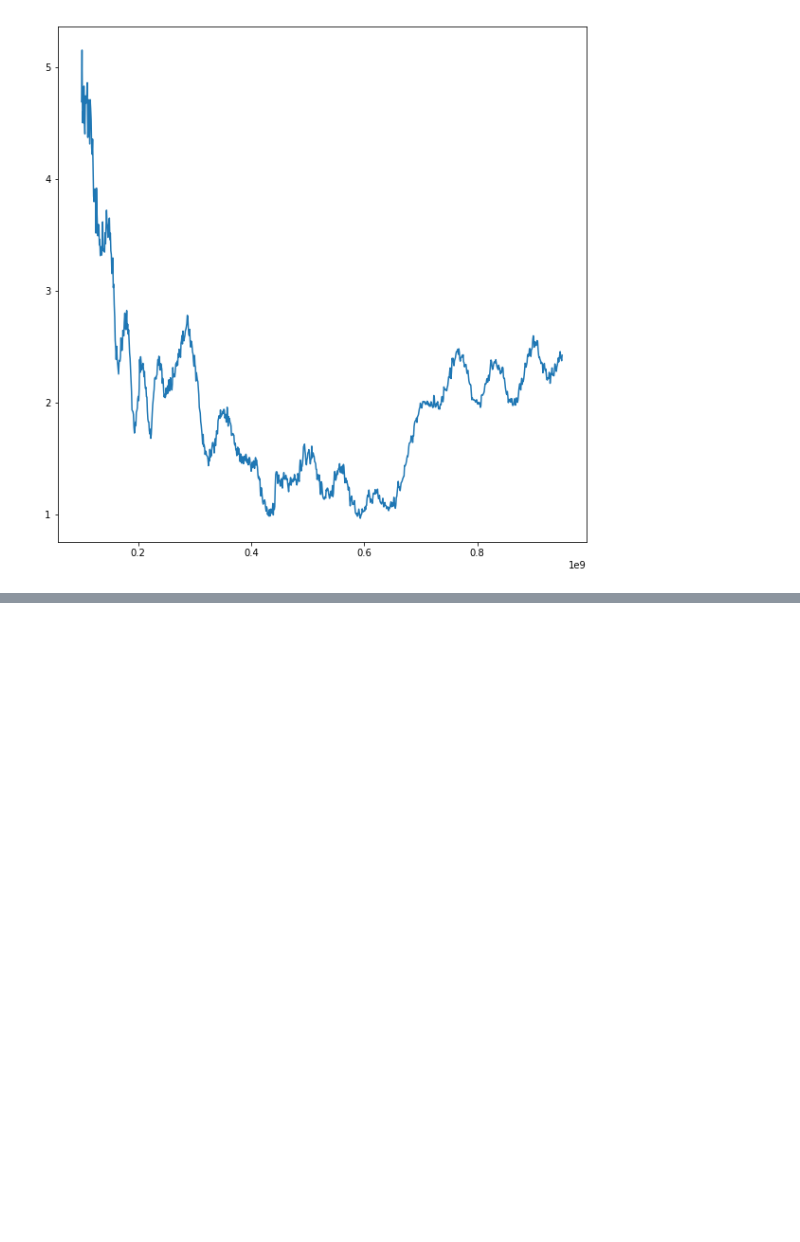
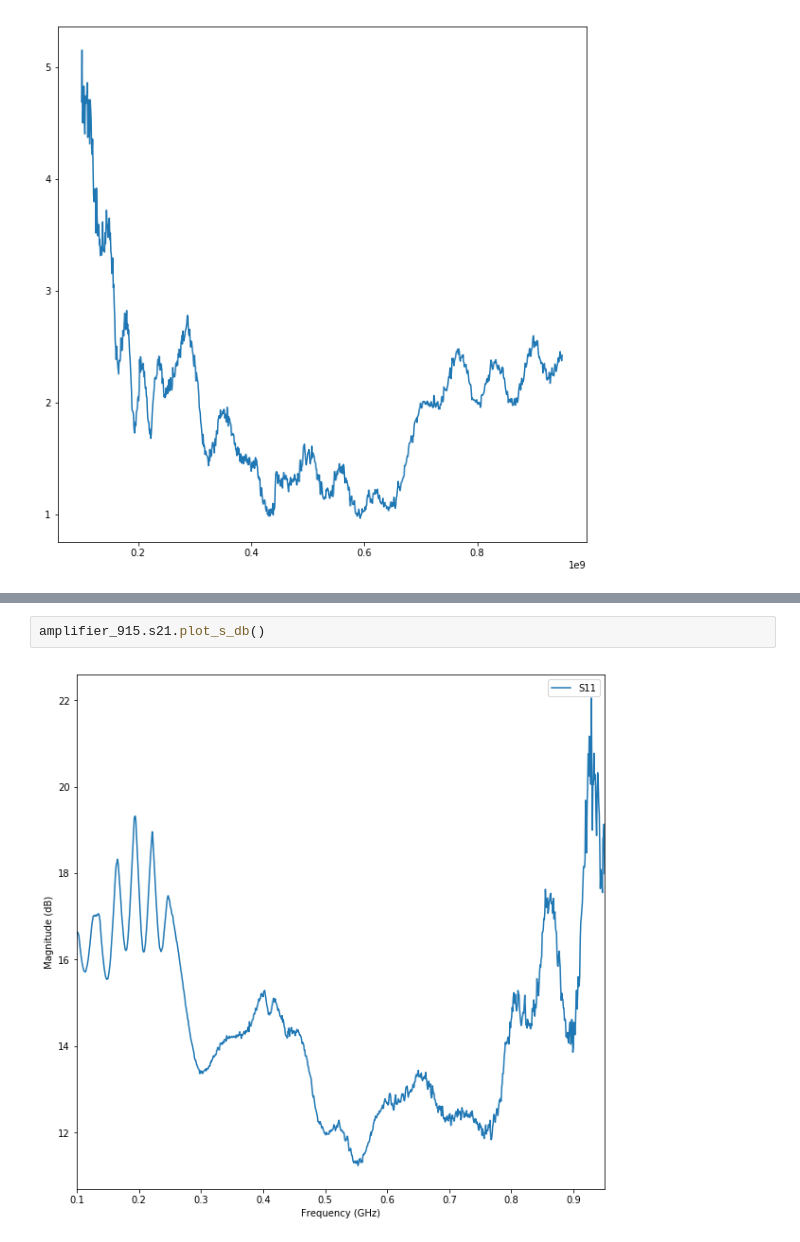
Before and after one commit to cactorium/BFU520R-amplifier, a Jupyter notebook: sim/calc-matching-networks.ipynb, the cells around one changed output, grey strips where cells are left out. Saved outputs shown, nothing was run; the diff lists cells and outputs as text; blank space fills up the shorter version.

```diff
--- a/sim/calc-matching-networks.ipynb
+++ b/sim/calc-matching-networks.ipynb
@@ -207,0 +253,4 @@ plt.plot(amplifier_144.f, K(amplifier_144))
+# %%
+amplifier_915.s21.plot_s_db()
+# %% [output]
+[figure, added]
```
Also changed, not shown: parts of 5 cells of this notebook, 5 other files.
